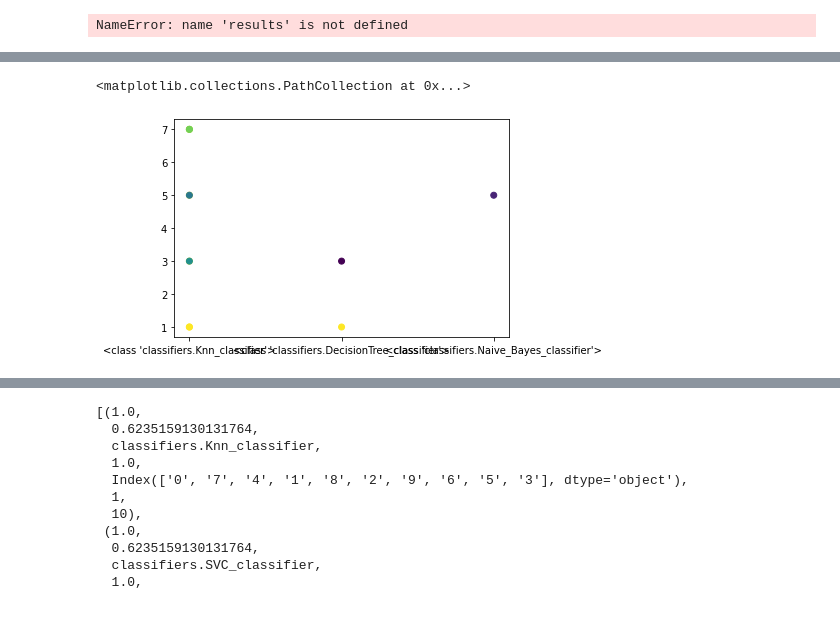
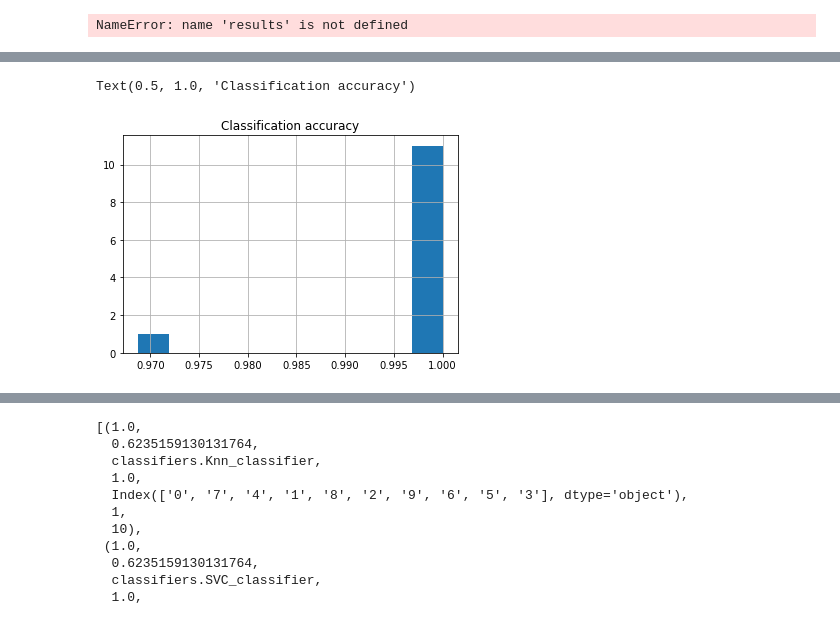
Before and after one commit to CristianLeoni/Master_thesis, a Jupyter notebook: dataset_exploration.ipynb, the cells around one changed output, grey strips where cells are left out. Drawn from its saved outputs; the diff is of its cells as text; code cells hidden in the pictures.

```diff
--- a/dataset_exploration.ipynb
+++ b/dataset_exploration.ipynb
@@ -241,9 +241,8 @@ data
 | 10 | 0.98 | 0.606721 | <class 'classifiers.Knn_classifier'> | 1.00000 | [1, 5, 0, 6, 2, 4, 13, 12, 16, 8] | 7 | ... |
 | 11 | 1.00 | 0.665006 | <class 'classifiers.Knn_classifier'> | 1.00000 | [1, 3, 6, 5, 2, 4, 13, 38, 21, 49] | 7 | ... |
 # %%
-x=data['top_performer']
-y=data['important_features']
-plt.scatter(x,y,c=lime_explanation_accuracy)
+data['cllassification_accuracy'].hist()
+plt.title('Classification accuracy')
 # %% [output]
-<matplotlib.collections.PathCollection at 0x...>
+Text(0.5, 1.0, 'Classification accuracy')
-[figure, old version]
+[figure, new version]
```
Also changed, not shown: parts of 8 cells of this notebook, 3 other files.
